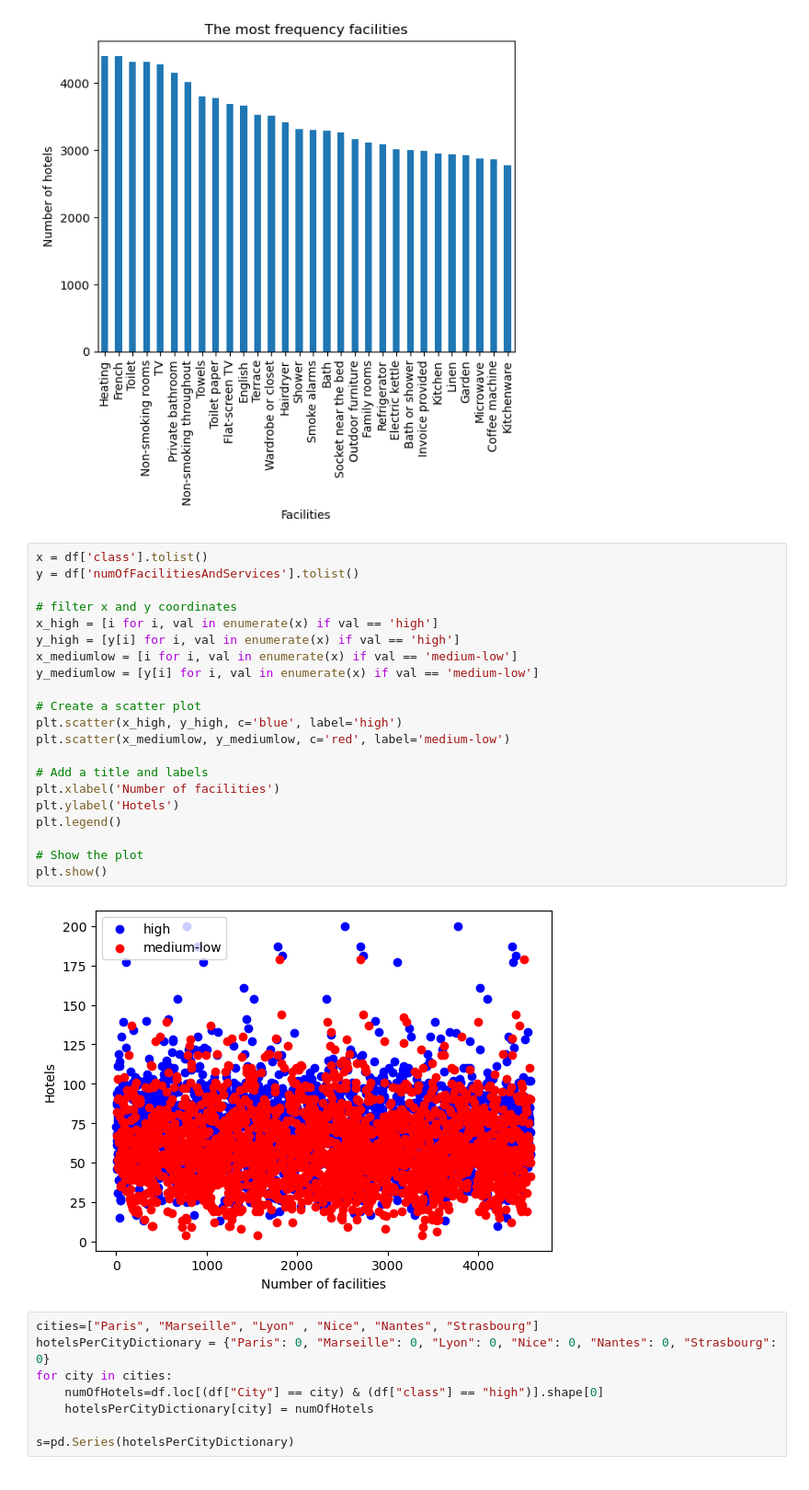
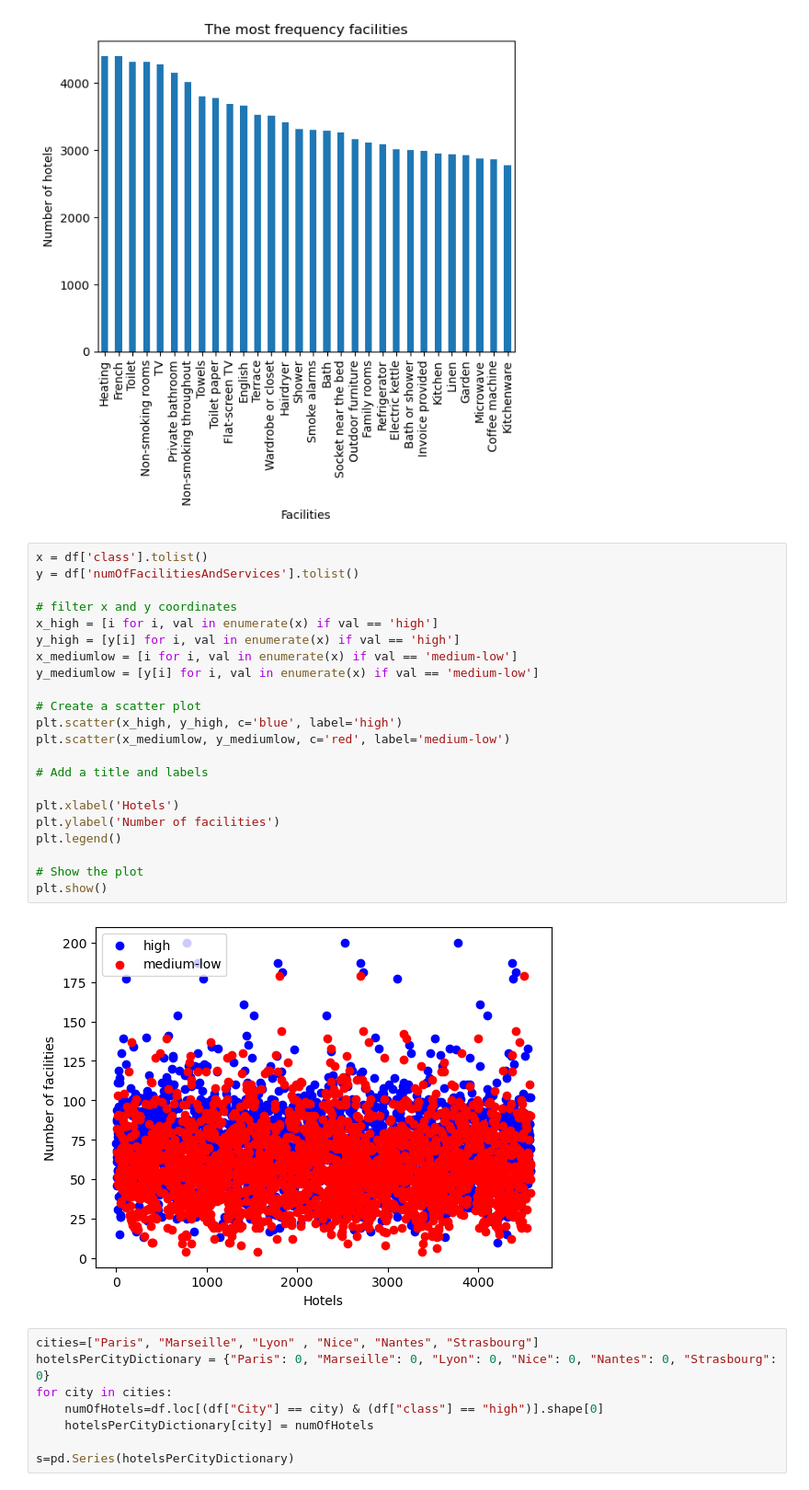
Before and after one commit to esti31r/starhotelProject, a Jupyter notebook: StarHotel.ipynb, the cells around one changed output. Shown at 92% size. Saved outputs shown, nothing was run; the diff lists cells and outputs as text.

```diff
--- a/StarHotel.ipynb
+++ b/StarHotel.ipynb
@@ -329,26 +343,27 @@ plt.show()
 # %%
 x = df['class'].tolist()
 y = df['numOfFacilitiesAndServices'].tolist()
 
 # filter x and y coordinates
 x_high = [i for i, val in enumerate(x) if val == 'high']
 y_high = [y[i] for i, val in enumerate(x) if val == 'high']
 x_mediumlow = [i for i, val in enumerate(x) if val == 'medium-low']
 y_mediumlow = [y[i] for i, val in enumerate(x) if val == 'medium-low']
 
 # Create a scatter plot
 plt.scatter(x_high, y_high, c='blue', label='high')
 plt.scatter(x_mediumlow, y_mediumlow, c='red', label='medium-low')
 
 # Add a title and labels
-plt.xlabel('Number of facilities')
-plt.ylabel('Hotels')
+
+plt.xlabel('Hotels')
+plt.ylabel('Number of facilities')
 plt.legend()
 
 # Show the plot
 plt.show()
 # %% [output]
-[figure, old version]
+[figure, new version]
 # %%
 cities=["Paris", "Marseille", "Lyon" , "Nice", "Nantes", "Strasbourg"]
 hotelsPerCityDictionary = {"Paris": 0, "Marseille": 0, "Lyon": 0, "Nice": 0, "Nantes": 0, "Strasbourg": 0}
```
Also changed, not shown: parts of 4 cells of this notebook.
